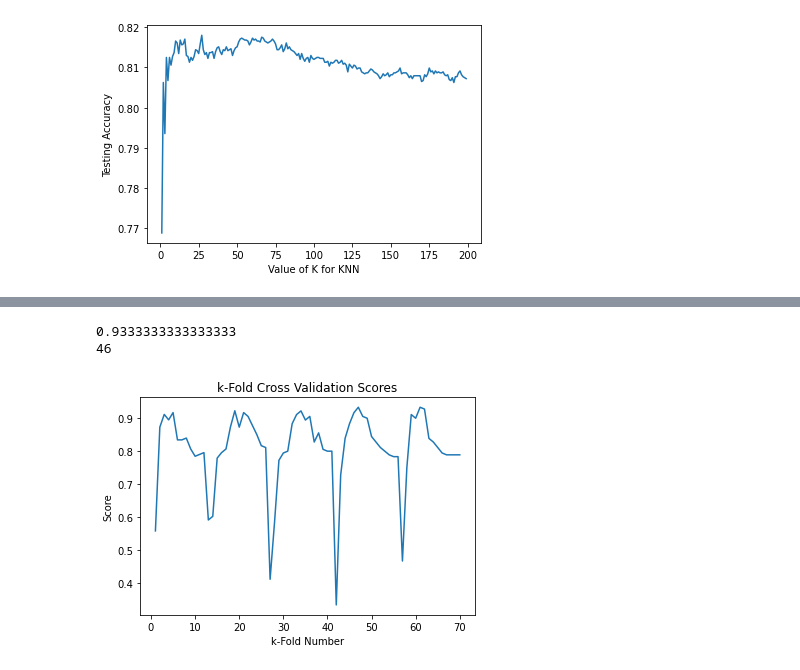
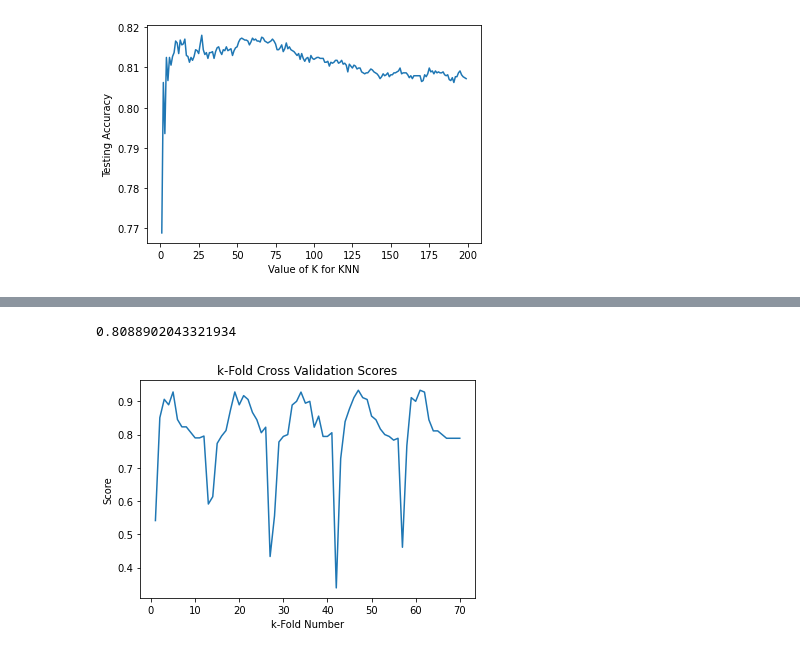
Before and after one commit to COGS118A/Group018-Sp22, a Jupyter notebook: COGS 118A Project Final Checkpoint.ipynb, the cells around one changed output, grey strips where cells are left out. Drawn from its saved outputs; the diff is of its cells as text; code cells hidden in the pictures.

```diff
--- a/COGS 118A Project Final Checkpoint.ipynb
+++ b/COGS 118A Project Final Checkpoint.ipynb
@@ -539,32 +561,27 @@ print(max_knn)
 # %%
 #import cross validation
 from sklearn.model_selection import cross_val_score
 
 #use the same model as before
-knn = KNeighborsClassifier(n_neighbors=32)
+knn = KNeighborsClassifier(n_neighbors=max_knn)
 
 #X, y will automatically divided by 5 folds,the scoring I will still use the accuracy
 scores = cross_val_score(knn, X, y, cv=70, scoring='accuracy')
 
 #print all 5 times scores
 scores
 
 #then I will do the average about these five scores to get more accuracy score.
 scores.mean()
 
 # Plot score of k-Fold Cross-Validation
 score_index = list(range(1, scores.size+1))
 plt.plot(score_index, scores)
 plt.title("k-Fold Cross Validation Scores")
 plt.xlabel("k-Fold Number")
 plt.ylabel("Score")
 
-kfold_max = max(scores)
-kfold_max_index = np.where(scores==kfold_max)[0][0]
-
-print(kfold_max)
-print(kfold_max_index)
+print(scores.mean())
 # %% [output]
-0.9333333333333333
-46
+0.8088902043321934
-[figure, old version]
+[figure, new version]
```
Also changed, not shown: parts of 15 cells of this notebook.
